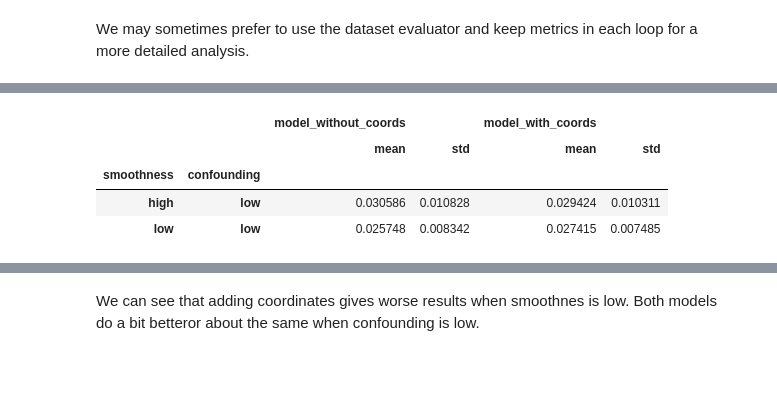
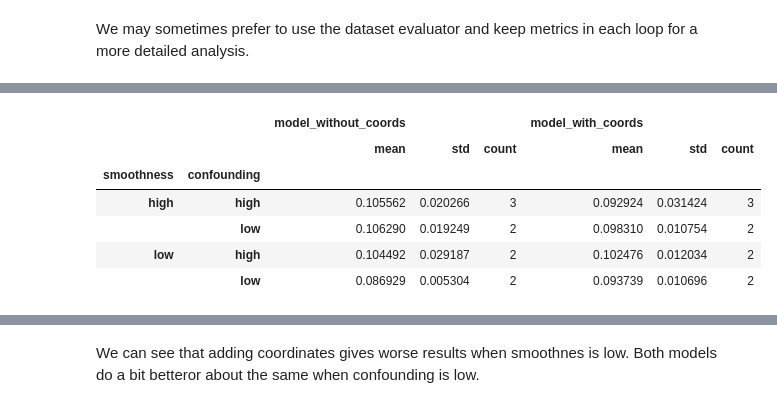
Before and after one commit to NSAPH-Projects/space, a Jupyter notebook: examples/evaluator_demo.ipynb, the cells around one changed output, grey strips where cells are left out. Cells and saved outputs as stored; diff of their text form; code cells hidden in the pictures; blank space fills up the shorter version.

```diff
--- a/examples/evaluator_demo.ipynb
+++ b/examples/evaluator_demo.ipynb
@@ -47,7 +71,0 @@ dataset = env.make()
-# %%
-dataset = env.make()
-print("treatment shape", dataset.treatment.shape)
-print("covariates shape", dataset.covariates.shape)
-print("num. edges", len(dataset.edges))
-print("smoothness of missing confounder", dataset.smoothness_of_missing)
-print("confounding of missing confounder", dataset.confounding_of_missing)
@@ -86,8 +137,14 @@ The other model uses the coordinates (lon/lats) as features in the model.
 def estimate_counterfactuals(model, dataset: SpaceDataset, use_coords: bool):
     """Helper function to fit a model and predict counterfactuals"""
     treatment = dataset.treatment[:, None]
+    # covariates = dataset.unmasked_covariates
     covariates = dataset.covariates
     outcome = dataset.outcome
+
+    # replace covariates with mean when missing
+    for j in range(dataset.covariates.shape[1]):
+        is_nan = np.isnan(dataset.covariates[:, j])
+        dataset.covariates[is_nan, j] = np.nanmean(dataset.covariates[:, j])
 
     # make train matrix
     trainmat = np.hstack([covariates, treatment])
@@ -195,7 +257,7 @@ We may sometimes prefer to use the dataset evaluator and keep metrics in each lo
 # for each masked variable
 smoothness_scores = []
 confounding_scores = []
-erf_error = []
+errors = []
 erf_error_coords = []
 
 for dataset in tqdm(env.make_all()):
@@ -206,11 +268,11 @@ for dataset in tqdm(env.make_all()):
     cfs_coords = estimate_counterfactuals(model_coords, dataset, use_coords=True)
     erf_coords = cfs_coords.mean(0)
 
-    err = evaluator.eval(erf=erf)
-    err_coords = evaluator.eval(erf=erf_coords)
+    err = evaluator.eval(erf=erf, counterfactuals=cfs)
+    err_coords = evaluator.eval(erf=erf_coords, counterfactuals=cfs_coords)
 
-    erf_error.append(np.square(err["erf_error"]).mean())
-    erf_error_coords.append(np.square(err_coords["erf_error"]).mean())
+    errors.append((err["erf"]))
+    erf_error_coords.append((err_coords["erf"]))
 
-    smoothness_scores.append(dataset.smoothness_of_missing)
-    confounding_scores.append(dataset.confounding_of_missing)
+    smoothness_scores.append(np.mean(dataset.smoothness_score))
+    confounding_scores.append(dataset.confounding_score['erf'])
@@ -217,15 +299,20 @@ for dataset in tqdm(env.make_all()):
+# %%
+cs_thresh = np.quantile(confounding_scores, 0.5)
+ss_thresh = np.quantile(smoothness_scores, 0.5)
 # %%
 erf_errors = dict(
-    smoothness=["low" if x < 0.5 else "high" for x in smoothness_scores],
-    confounding=["low" if x < 0.1 else "high" for x in confounding_scores],
-    model_without_coords=erf_error,
+    smoothness=["low" if x < ss_thresh else "high" for x in smoothness_scores],
+    confounding=["low" if x < cs_thresh else "high" for x in confounding_scores],
+    model_without_coords=errors,
     model_with_coords=erf_error_coords,
 )
 erf_errors = pd.DataFrame(erf_errors)
-erf_errors.groupby(["smoothness", "confounding"]).agg(["mean", "std"])
+erf_errors.groupby(["smoothness", "confounding"]).agg(["mean", "std", "count"])
 # %% [output]
-|  |  | model_without_coords |  | model_with_coords |  |
-|  |  | mean | std | mean | std |
-| smoothness | confounding |  |  |  |  |
-| high | low | 0.030586 | 0.010828 | 0.029424 | 0.010311 |
-| low | low | 0.025748 | 0.008342 | 0.027415 | 0.007485 |
+|  |  | model_without_coords |  |  | model_with_coords |  |  |
+|  |  | mean | std | count | mean | std | count |
+| smoothness | confounding |  |  |  |  |  |  |
+| high | high | 0.105562 | 0.020266 | 3 | 0.092924 | 0.031424 | 3 |
+|  | low | 0.106290 | 0.019249 | 2 | 0.098310 | 0.010754 | 2 |
+| low | high | 0.104492 | 0.029187 | 2 | 0.102476 | 0.012034 | 2 |
+|  | low | 0.086929 | 0.005304 | 2 | 0.093739 | 0.010696 | 2 |
```
Also changed, not shown: parts of 14 cells of this notebook, 7 other files.
